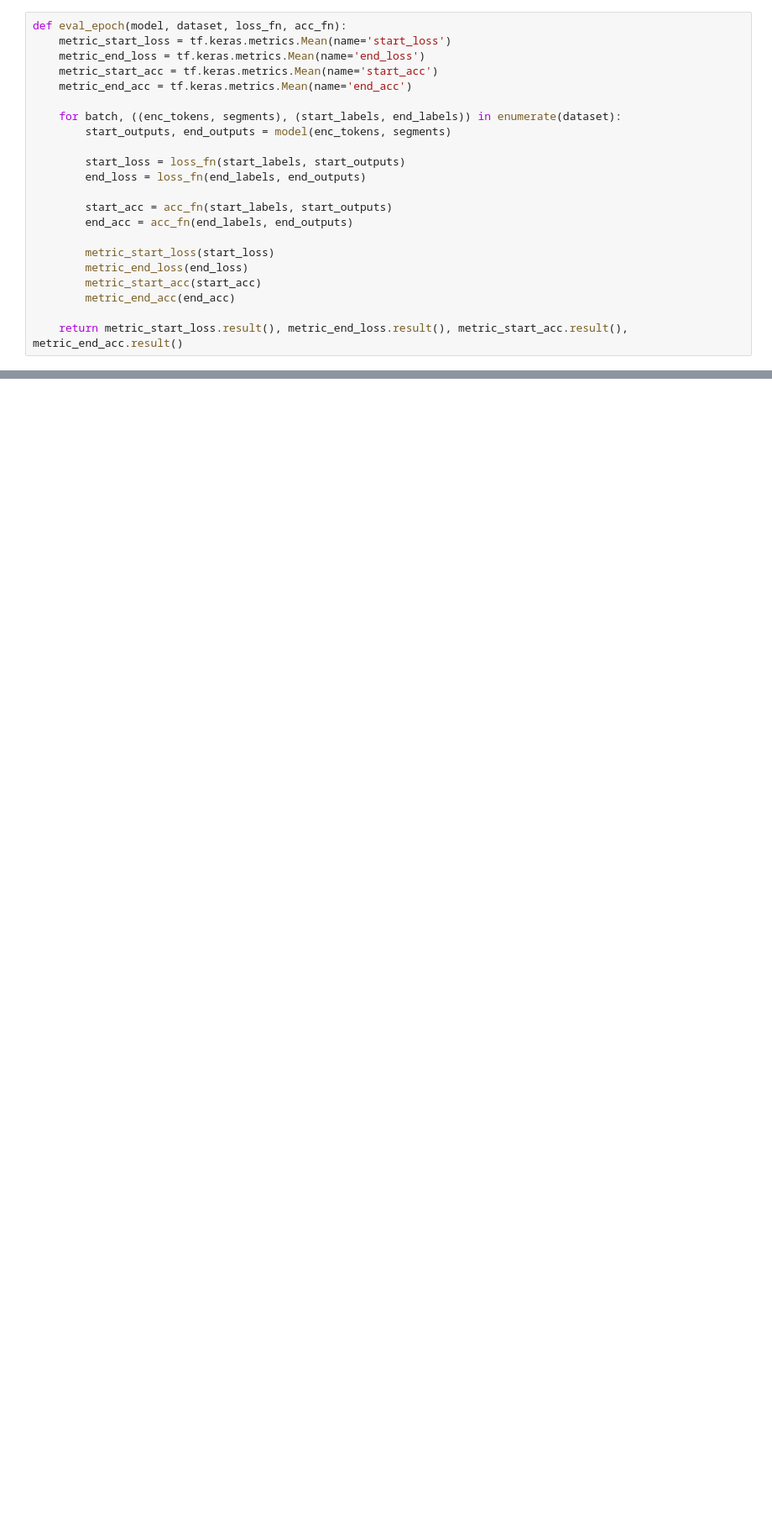
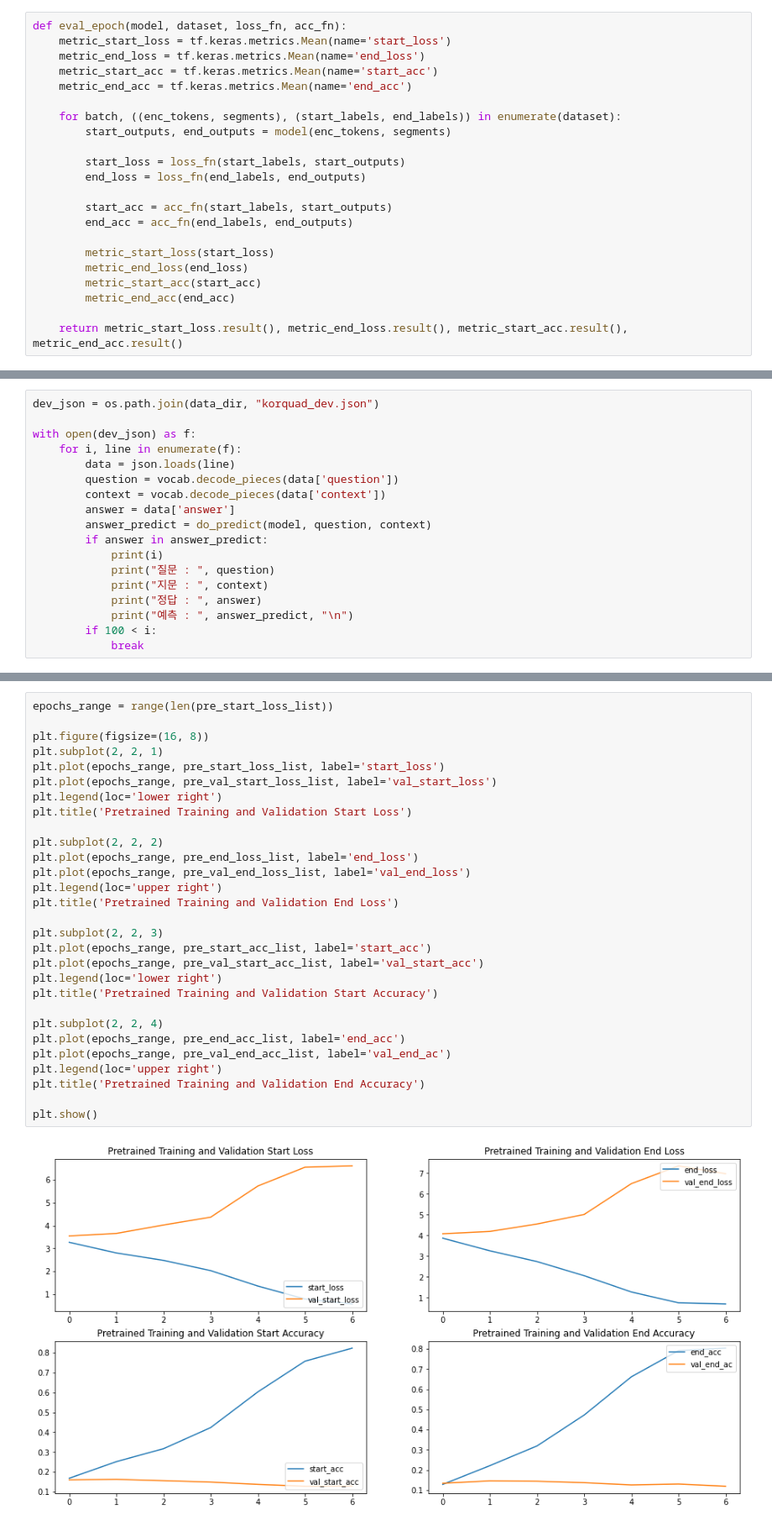
Before and after one commit to miinkang/AI_Project_AIFFEL, a Jupyter notebook: [E-19]KorQuAD_BERT.ipynb, the cells around one changed output, grey strips where cells are left out. Shown: that part at 84% size. Drawn from its saved outputs; the diff is of its cells as text; blank space fills up the shorter version.

```diff
--- a/[E-19]KorQuAD_BERT.ipynb
+++ b/[E-19]KorQuAD_BERT.ipynb
@@ -1400,0 +1483,18 @@ for epoch in range(20):
+# %%
+dev_json = os.path.join(data_dir, "korquad_dev.json")
+
+with open(dev_json) as f:
+    for i, line in enumerate(f):
+        data = json.loads(line)
+        question = vocab.decode_pieces(data['question'])
+        context = vocab.decode_pieces(data['context'])
+        answer = data['answer']
+        answer_predict = do_predict(model, question, context)
+        if answer in answer_predict:
+            print(i)
+            print("질문 : ", question)
+            print("지문 : ", context)
+            print("정답 : ", answer)
+            print("예측 : ", answer_predict, "\n")
+        if 100 < i:
+            break
@@ -1459,0 +1709,31 @@ _________________________________________________________________
+# %%
+epochs_range = range(len(pre_start_loss_list))
+
+plt.figure(figsize=(16, 8))
+plt.subplot(2, 2, 1)
+plt.plot(epochs_range, pre_start_loss_list, label='start_loss')
+plt.plot(epochs_range, pre_val_start_loss_list, label='val_start_loss')
+plt.legend(loc='lower right')
+plt.title('Pretrained Training and Validation Start Loss')
+
+plt.subplot(2, 2, 2)
+plt.plot(epochs_range, pre_end_loss_list, label='end_loss')
+plt.plot(epochs_range, pre_val_end_loss_list, label='val_end_loss')
+plt.legend(loc='upper right')
+plt.title('Pretrained Training and Validation End Loss')
+
+plt.subplot(2, 2, 3)
+plt.plot(epochs_range, pre_start_acc_list, label='start_acc')
+plt.plot(epochs_range, pre_val_start_acc_list, label='val_start_acc')
+plt.legend(loc='lower right')
+plt.title('Pretrained Training and Validation Start Accuracy')
+
+plt.subplot(2, 2, 4)
+plt.plot(epochs_range, pre_end_acc_list, label='end_acc')
+plt.plot(epochs_range, pre_val_end_acc_list, label='val_end_ac')
+plt.legend(loc='upper right')
+plt.title('Pretrained Training and Validation End Accuracy')
+
+plt.show()
+# %% [output]
+[figure, added]
```
Also changed, not shown: parts of 25 cells of this notebook.
